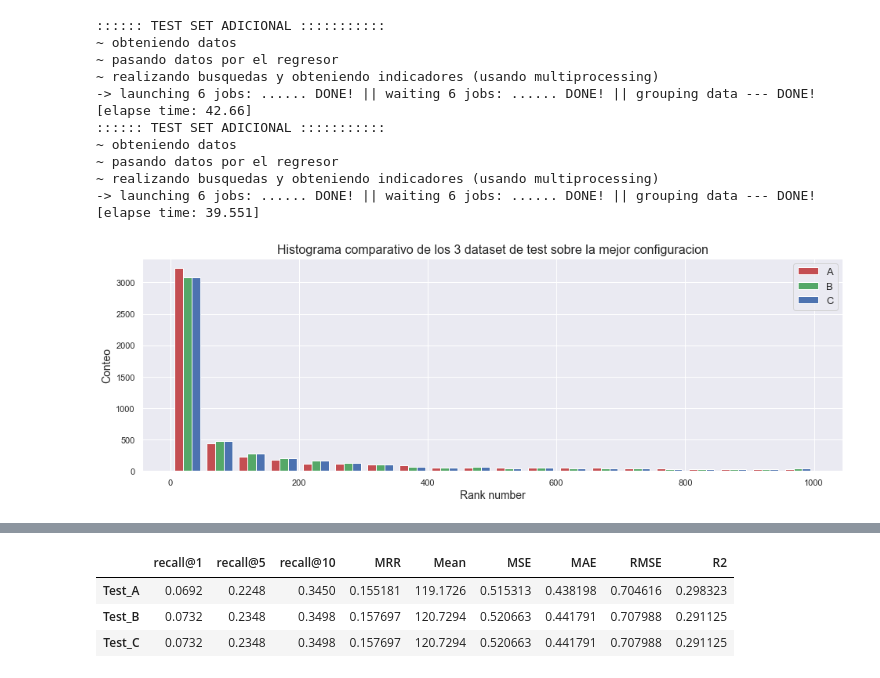
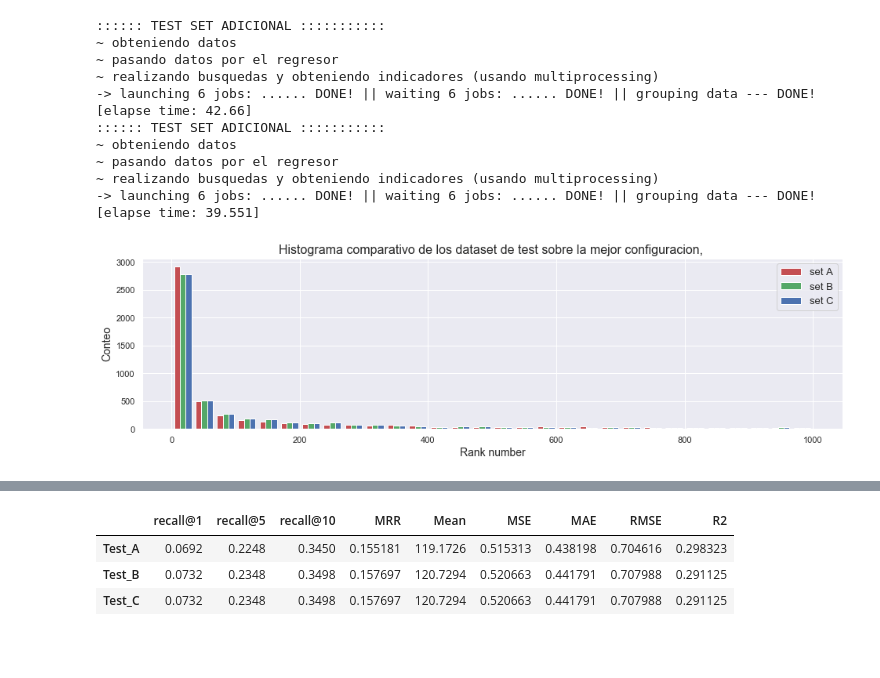
Before and after one commit to frmunozz/ImageSearch, a Jupyter notebook: EntregaFinal.ipynb, the cells around one changed output, grey strips where cells are left out. Cells and saved outputs as stored; diff of their text form; code cells hidden in the pictures; blank space fills up the shorter version.

Commit message:
agrego visualizacion

```diff
--- a/EntregaFinal.ipynb
+++ b/EntregaFinal.ipynb
@@ -281,11 +263,6 @@ ind = Indicators()
 Primero cargamos los datos necesarios para calcular los descriptores de texto, para los 6 test
 descritos más arriba.
 # %%
-stop_words = get_stop_words('spanish')
-data_A = DataHandler(root_folder="./data", train_folder="/train_data", test_folder="/test_A_data")
-data_B = DataHandler(root_folder="./data", train_folder="/train_data", test_folder="/test_B_data")
-data_C = DataHandler(root_folder="./data", train_folder="/train_data", test_folder="/test_C_data")
-
 X_tests = []
 def get_X_tests(data):
     methods = ["count-vectorizer"] * 3 + ["tf-idf"] * 3
@@ -299,12 +276,6 @@ def get_X_tests(data):
     print(" Done!")
     return X_tests
 X_tests = get_X_tests(data_A)
-# X_test1= data_A.get_data_test(method="count-vectorizer", stop_words=None, ngram_range=(1,1), verbose=False)
-# X_test2= data_A.get_data_test(method="count-vectorizer", stop_words=None, ngram_range=(1,4), verbose=False)
-# X_test3= data_A.get_data_test(method="count-vectorizer", stop_words=stop_words, ngram_range=(1,4), verbose=False)
-# X_test4= data_A.get_data_test(method="tf-idf", stop_words=None, ngram_range=(1,1), verbose=False)
-# X_test5= data_A.get_data_test(method="tf-idf", stop_words=None, ngram_range=(1,4), verbose=False)
-# X_test6= data_A.get_data_test(method="tf-idf", stop_words=stop_words, ngram_range=(1,4), verbose=False)
 # %% [output]
 cargando datos y obteniendo descriptores de texto para 6 experimentos: ...... Done!
 # %% [markdown]
@@ -451,13 +404,14 @@ rank_test_A = ranks[5]
 ~ realizando busquedas y obteniendo indicadores (usando multiprocessing)
 -> launching 6 jobs: ...... DONE! || waiting 6 jobs: ...... DONE! || grouping data --- DONE! [elapse time: 39.551]
 # %%
-plt.figure(figsize=(16, 5))
-kde = False
-bins = 20
-plt.hist([rank_test_A, rank_test_B, rank_test_C], bins, histtype='bar', color=["r", "g", "b"], label=["A", "B", "C"])
-plt.legend(fontsize=13)
-plt.xlabel("Rank number", fontsize=14)
-plt.ylabel("Conteo", fontsize=14)
-_ = plt.title("Histograma comparativo de los 3 dataset de test sobre la mejor configuracion", fontsize=16)
+def plot_hist_per_test(ranks, colors, labels, bins=30, additional=""):
+    plt.figure(figsize=(16, 4))
+    plt.hist(ranks, bins, color=colors, label=labels)
+    plt.legend(fontsize=13)
+    plt.xlabel("Rank number", fontsize=14)
+    plt.ylabel("Conteo", fontsize=14)
+    plt.title("Histograma comparativo de los dataset de test sobre la mejor configuracion, {}".format(additional),
+              fontsize=16)
+plot_hist_per_test([rank_test_A, rank_test_B, rank_test_C], ["r", "g", "b"], ["set A", "set B", "set C"])
 # %% [output]
-[figure, old version]
+[figure, new version]
```
Also changed, not shown: parts of 16 cells of this notebook, 1 other file.
